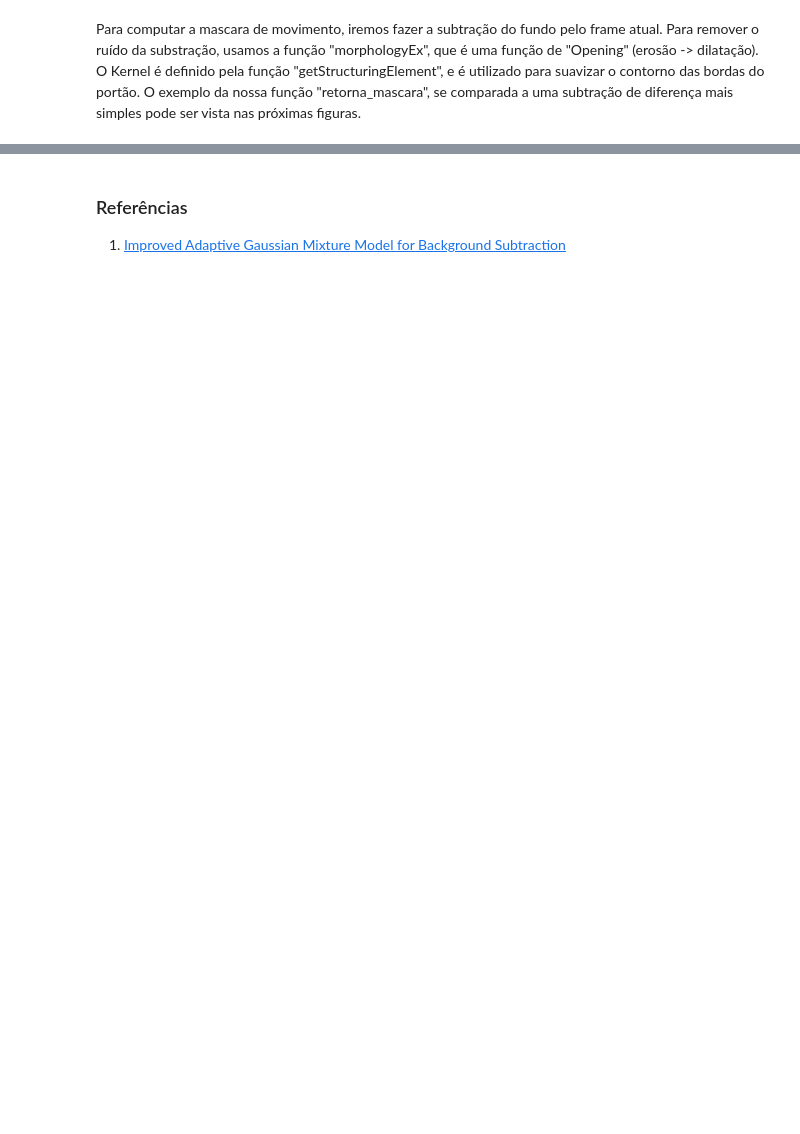
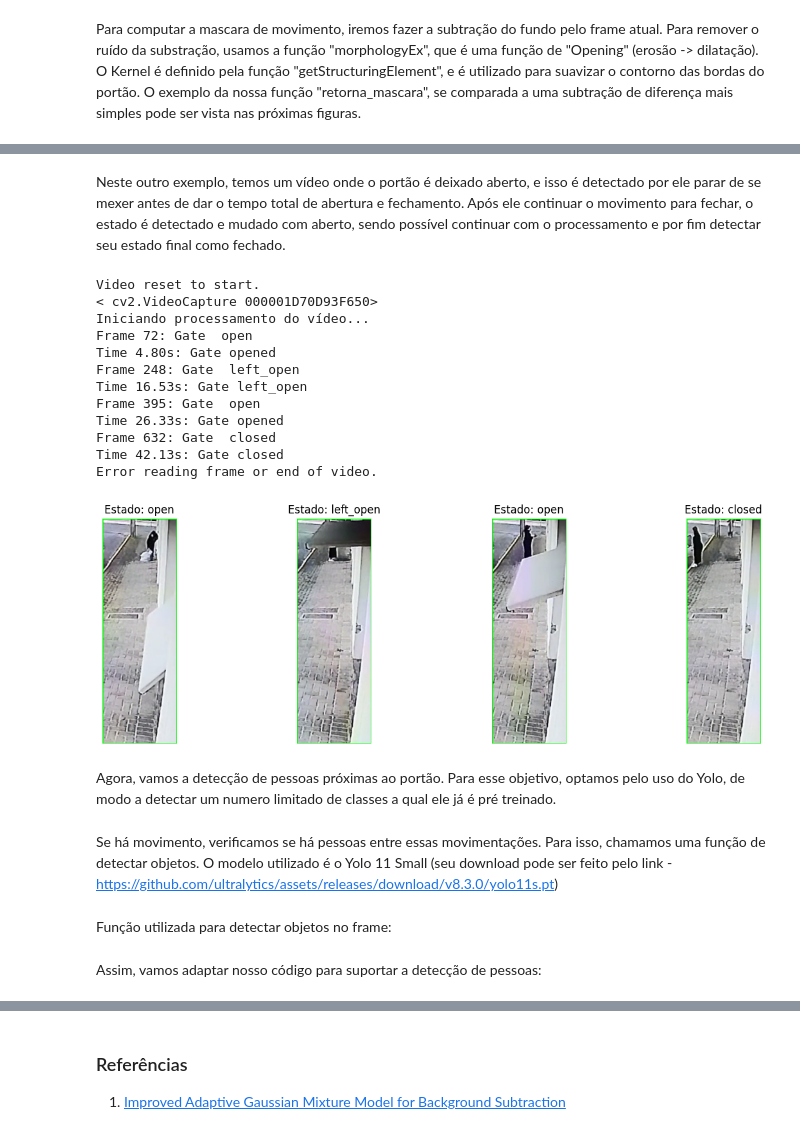
Before and after one commit to Arthur5492/Smart-Building-AI, a Jupyter notebook: MetodosClassicos/identifica_portao_notebook.ipynb, the cells around one changed output, grey strips where cells are left out. Saved outputs shown, nothing was run; the diff lists cells and outputs as text; code cells hidden in the pictures; blank space fills up the shorter version.

```diff
--- a/MetodosClassicos/identifica_portao_notebook.ipynb
+++ b/MetodosClassicos/identifica_portao_notebook.ipynb
@@ -217,2 +284,28 @@ reset_video_to_start(video)
+# %%
+def verificar_estado_portao_stable_frames_stopping(estado_possivel, frame_count, qtd_frames_em_movimento):
+
+    frames_min = 0
+    for _ in range(stable_frames_threshold):
+        temp_fgmask, current_time_seconds, frame_count, frame_processado = processa_frames(frame_count)
+        if temp_fgmask is False:
+            print("Error reading frame or end of video.")
+            return False, False, False
+        if cv.countNonZero(temp_fgmask) < movement_threshold//2:
+            frames_min += 1
+    if (frames_min >= stable_frames_threshold):
+        if (int(qtd_frames_em_movimento) < int(qtd_frames_para_abrir_fechar)):
+            print(f"Frame {frame_count}: Gate  left_open")
+            print(f"Time {current_time_seconds:.2f}s: Gate left_open")
+            frames_interessantes.append({"roi": frame_processado, "gate_state": "left_open"})
+
+            return frame_count, "left_open", qtd_frames_em_movimento
+        else:
+            print(f"Frame {frame_count}: Gate  {estado_possivel}")
+            print(f"Time {current_time_seconds:.2f}s: Gate {estado_possivel}")
+            frames_interessantes.append({"roi": frame_processado, "gate_state": estado_possivel})
+            return frame_count, estado_possivel, 0
+
+
+    return frame_count, gate_state, qtd_frames_em_movimento
 # %% [markdown]
 Agora vêm a lógica da execução em si, que conta a quantidade de movimento vinda da mascara e de acordo com o valor de threshold que definimos para movimento, determina os estados do portão.
@@ -329,0 +409,28 @@ cv.destroyAllWindows()
+# %% [markdown]
+Neste outro exemplo, temos um vídeo onde o portão é deixado aberto, e isso é detectado por ele parar de se mexer antes de dar o tempo total de abertura e fechamento. Após ele continuar o movimento para fechar, o estado é detectado e mudado com aberto, sendo possível continuar com o processamento e por fim detectar seu estado final como fechado.
+# %%
+video = reset_video_to_start(video, "./videos/portao_bike-ezgif.com-resize-video.mp4")
+qtd_frames_em_movimento = 0
+qtd_deteccoes = 0
+bg_subtractor = cv.createBackgroundSubtractorMOG2(history=100, varThreshold=50, detectShadows=False)
+frame_count = 0
+
+
+frames_interessantes = []
+main_check_portao()
+# %% [output]
+Video reset to start.
+< cv2.VideoCapture 000001D70D93F650>
+Iniciando processamento do vídeo...
+Frame 72: Gate  open
+Time 4.80s: Gate opened
+Frame 248: Gate  left_open
+Time 16.53s: Gate left_open
+Frame 395: Gate  open
+Time 26.33s: Gate opened
+Frame 632: Gate  closed
+Time 42.13s: Gate closed
+Error reading frame or end of video.
+[figure, added]
+# %% [markdown]
+Agora, vamos a detecção de pessoas próximas ao portão. Para esse objetivo, optamos pelo uso do Yolo, de modo a detectar um numero limitado de classes a qual ele já é pré treinado.
@@ -329,0 +439,2 @@ cv.destroyAllWindows()
+# %% [markdown]
+Se há movimento, verificamos se há pessoas entre essas movimentações. Para isso, chamamos uma função de detectar objetos. O modelo utilizado é o Yolo 11 Small (seu download pode ser feito pelo link - https://github.com/ultralytics/assets/releases/download/v8.3.0/yolo11s.pt)
@@ -329,0 +454,2 @@ cv.destroyAllWindows()
+# %% [markdown]
+Função utilizada para detectar objetos no frame:
@@ -329,0 +563,2 @@ cv.destroyAllWindows()
+# %% [markdown]
+Assim, vamos adaptar nosso código para suportar a detecção de pessoas:
```
Also changed, not shown: parts of 33 cells of this notebook, 8 other files.
